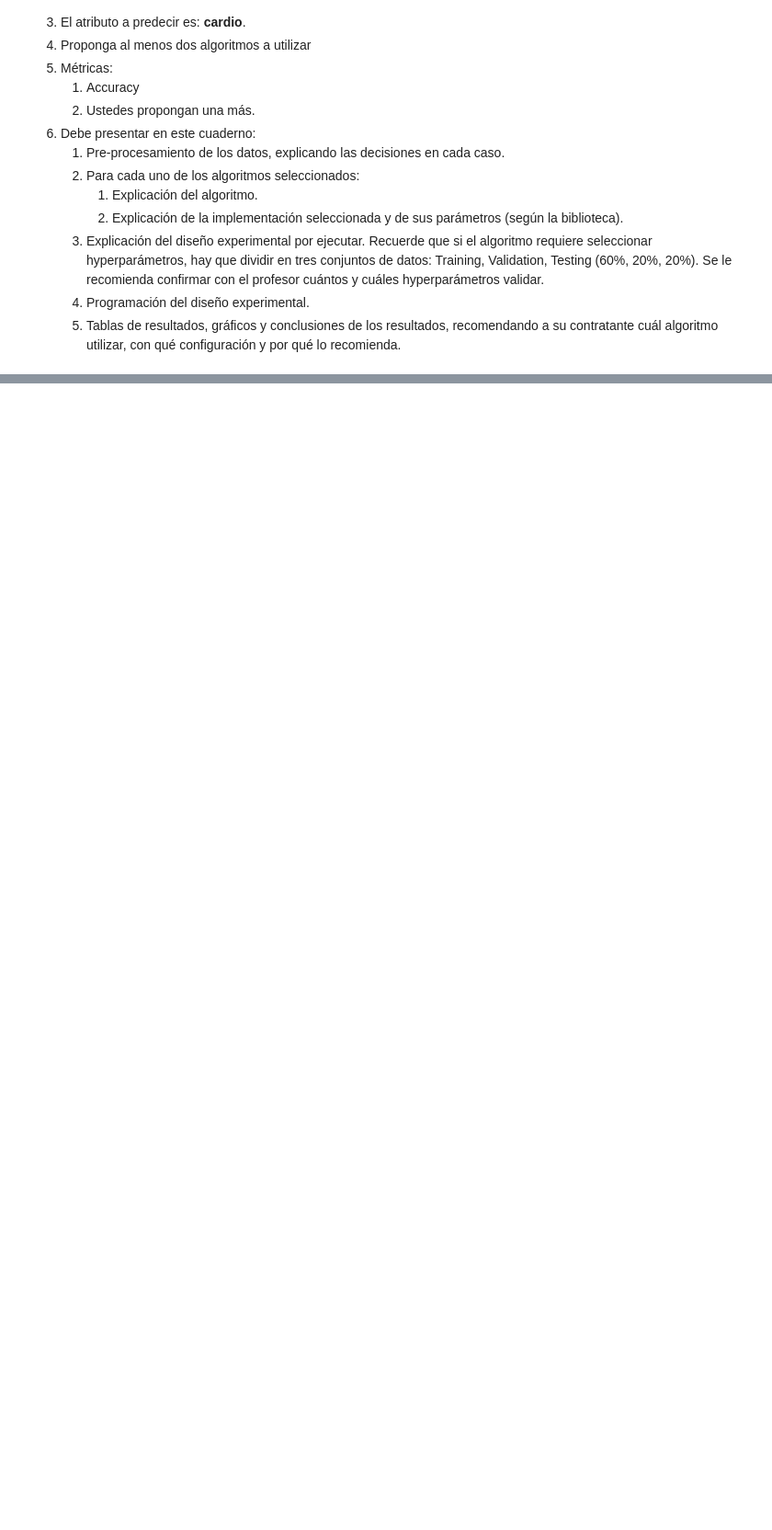
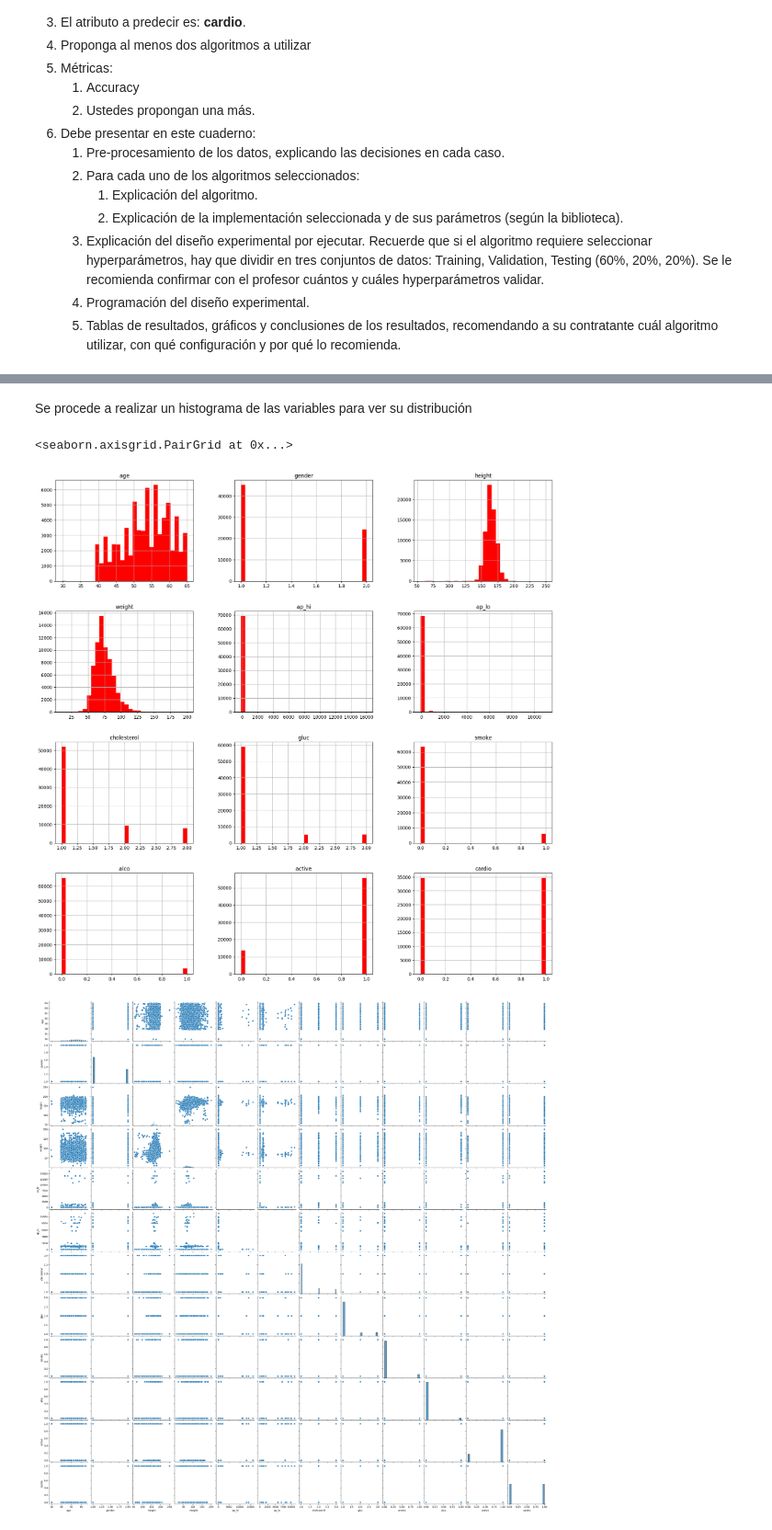
Before and after one commit to IAGR2-S2-2023/TP2_Regresi-n-Clasificaci-n, a Jupyter notebook: 2023-2-Trabajo_Practico_2.ipynb, the cells around one changed output, grey strips where cells are left out. Shown at 92% size. Drawn from its saved outputs; the diff is of its cells as text; code cells hidden in the pictures; blank space fills up the shorter version.

```diff
--- a/2023-2-Trabajo_Practico_2.ipynb
+++ b/2023-2-Trabajo_Practico_2.ipynb
@@ -362,0 +444,3 @@ ___
+# %%
+dataFrame = pd.read_csv('cardio.csv', header =0, delimiter = ';')
+dataFrame.head() #Show first 5 rows
@@ -362,0 +456,7 @@ ___
+# %%
+#id is not a feature
+dataFrame = dataFrame.drop(['id'], axis=1)
+#Convert age to years because is given in days
+dataFrame['age'] = dataFrame['age']/365
+
+dataFrame.head() #Show first 5 rows
@@ -362,0 +523,10 @@ ___
+# %% [markdown]
+Se procede a realizar un histograma de las variables para ver su distribución
+# %%
+
+dataFrame.hist(bins = 30, figsize = (20,20), color = 'r')
+sns.pairplot(dataFrame)
+# %% [output]
+<seaborn.axisgrid.PairGrid at 0x...>
+[figure, added]
+[figure, added]
```
Also changed, not shown: parts of 48 cells of this notebook.
